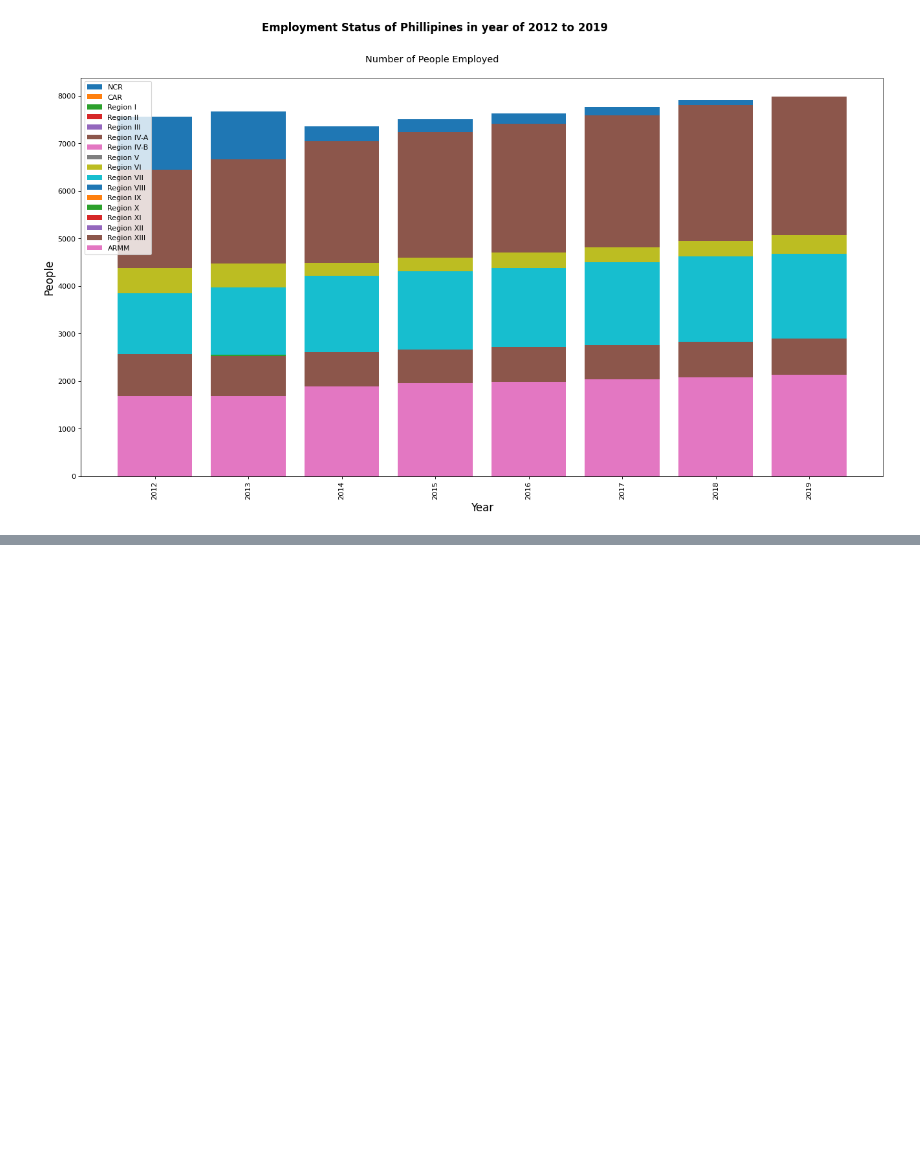
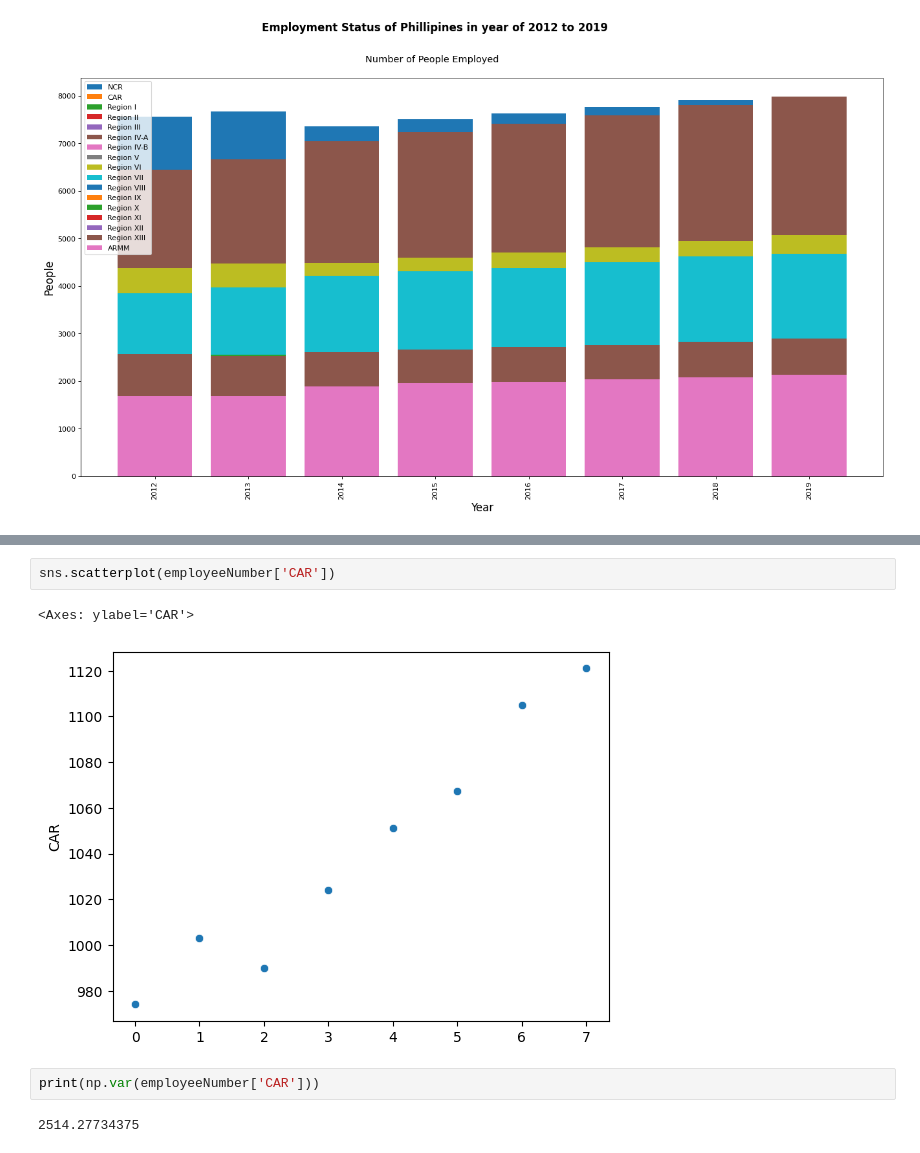
Before and after one commit to KuyaGit/dataanalyticsfinals, a Jupyter notebook: data.ipynb, the cells around one changed output, grey strips where cells are left out. Cells and saved outputs as stored; diff of their text form; blank space fills up the shorter version.

```diff
--- a/data.ipynb
+++ b/data.ipynb
@@ -251,0 +285,9 @@ plt.show()
+# %%
+sns.scatterplot(employeeNumber['CAR'])
+# %% [output]
+<Axes: ylabel='CAR'>
+[figure, added]
+# %%
+print(np.var(employeeNumber['CAR']))
+# %% [output]
+2514.27734375
```
Also changed, not shown: parts of 6 cells of this notebook.
